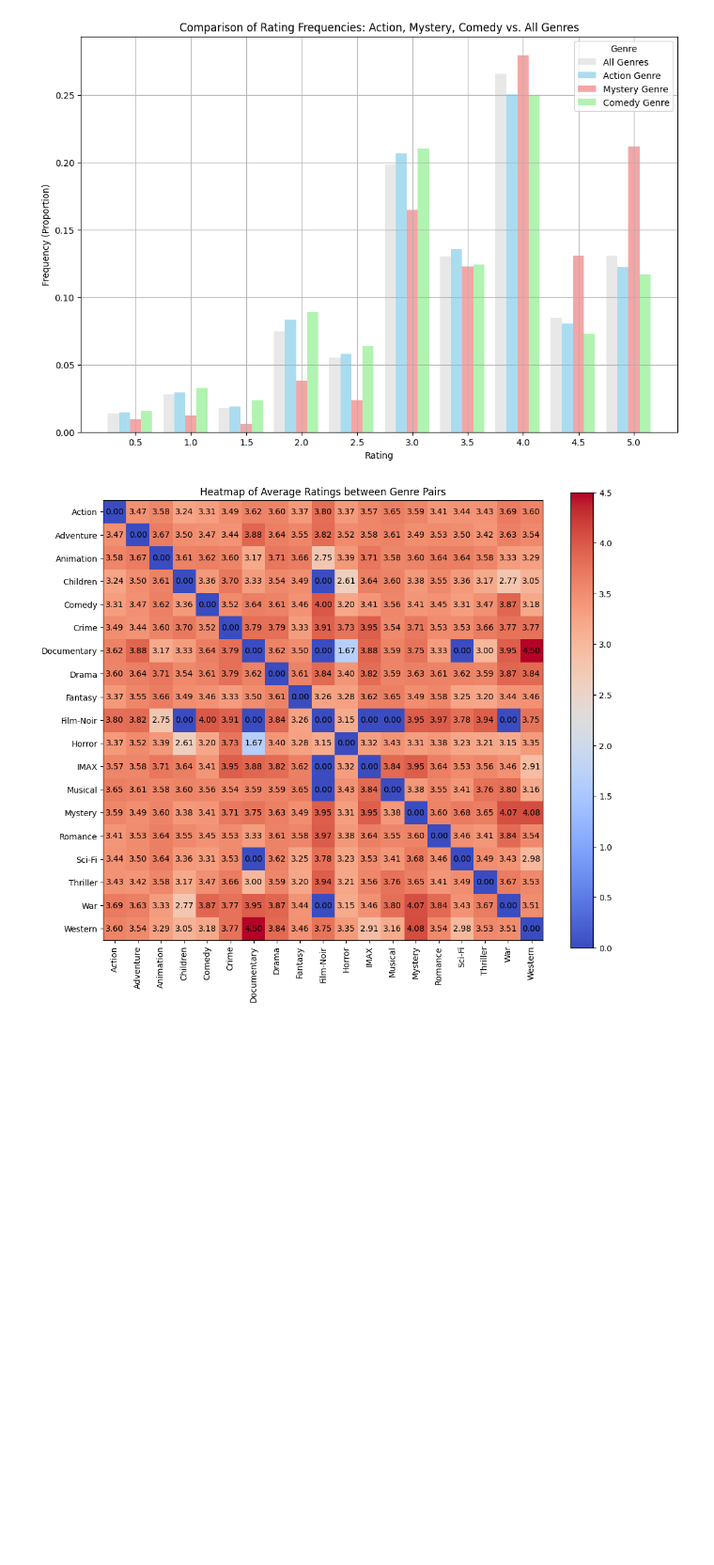
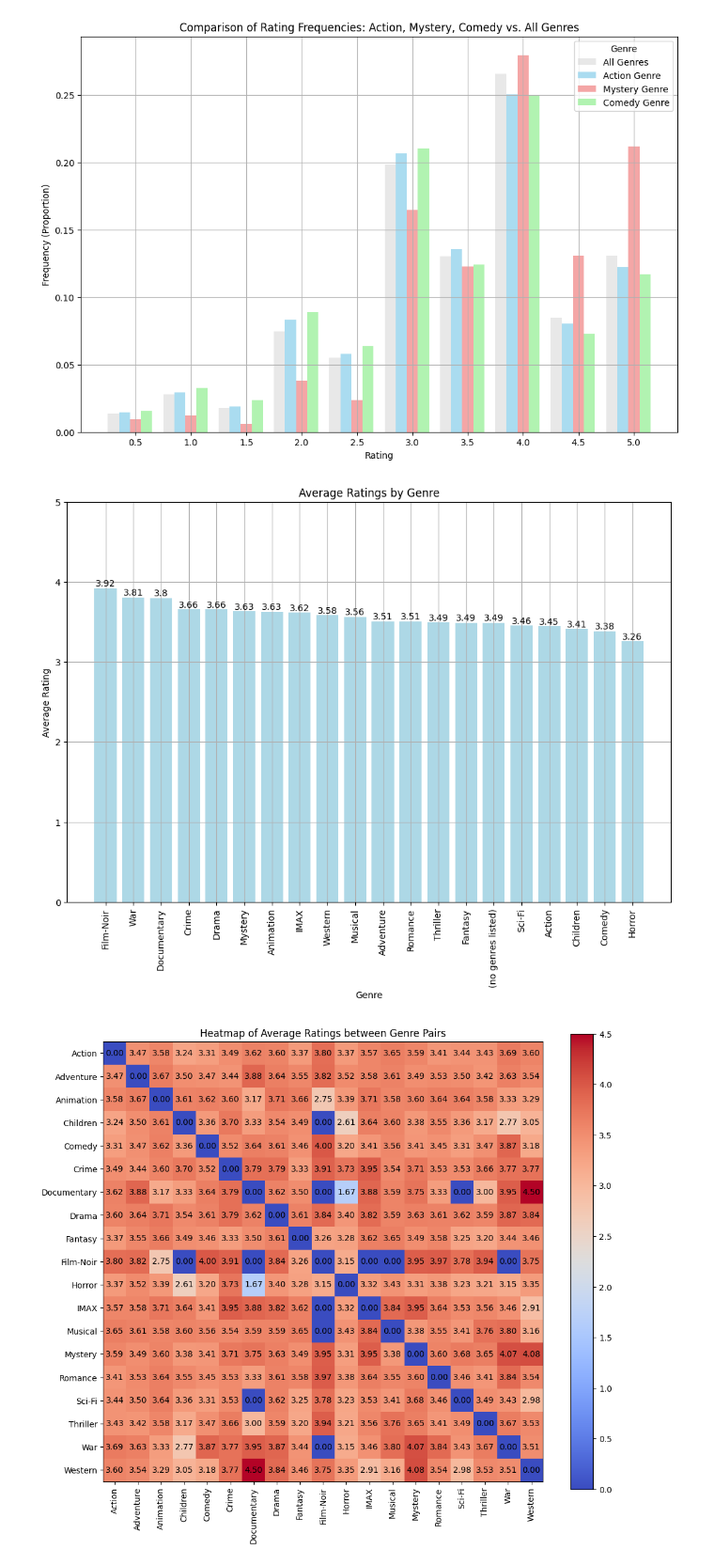
Before and after one commit to ChanceMKR/DCX_STUDY, a Jupyter notebook: d3_데이터분석.ipynb, the cells around one changed output. Shown at 94% size. Drawn from its saved outputs; the diff is of its cells as text; code cells hidden in the pictures; blank space fills up the shorter version.

```diff
--- a/d3_데이터분석.ipynb
+++ b/d3_데이터분석.ipynb
@@ -152,6 +132,37 @@ plt.grid(True)
 plt.show()
 # %% [output]
 [figure]
+# %%
+import pandas as pd
+import matplotlib.pyplot as plt
+
+# genres를 분리하여 새로운 행으로 확장
+exploded_df = merged_df.assign(genre=merged_df['genres'].str.split('|')).explode('genre')
+
+# 각 장르에 대한 평균 rating 계산
+genre_rating_mean = exploded_df.groupby('genre')['rating'].mean().sort_values(ascending=False)
+
+# 바 그래프 그리기
+plt.figure(figsize=(12, 8))
+bars = plt.bar(genre_rating_mean.index, genre_rating_mean, color='lightblue')
+
+# 그래프 제목과 축 레이블 설정
+plt.title('Average Ratings by Genre')
+plt.xlabel('Genre')
+plt.ylabel('Average Rating')
+plt.ylim(0, 5)  # Rating scale is typically from 0 to 5
+plt.grid(True)
+
+# 바 위에 평균 rating 값 표시
+for bar in bars:
+    yval = bar.get_height()
+    plt.text(bar.get_x() + bar.get_width()/2, yval, round(yval, 2), ha='center', va='bottom')
+
+# 그래프 표시
+plt.xticks(rotation=90)  # x축 라벨이 잘 보이도록 회전
+plt.show()
+# %% [output]
+[figure, added]
 # %%
 import pandas as pd
 import matplotlib.pyplot as plt
```
Also changed, not shown: parts of 1 cell of this notebook, 2 other files.
